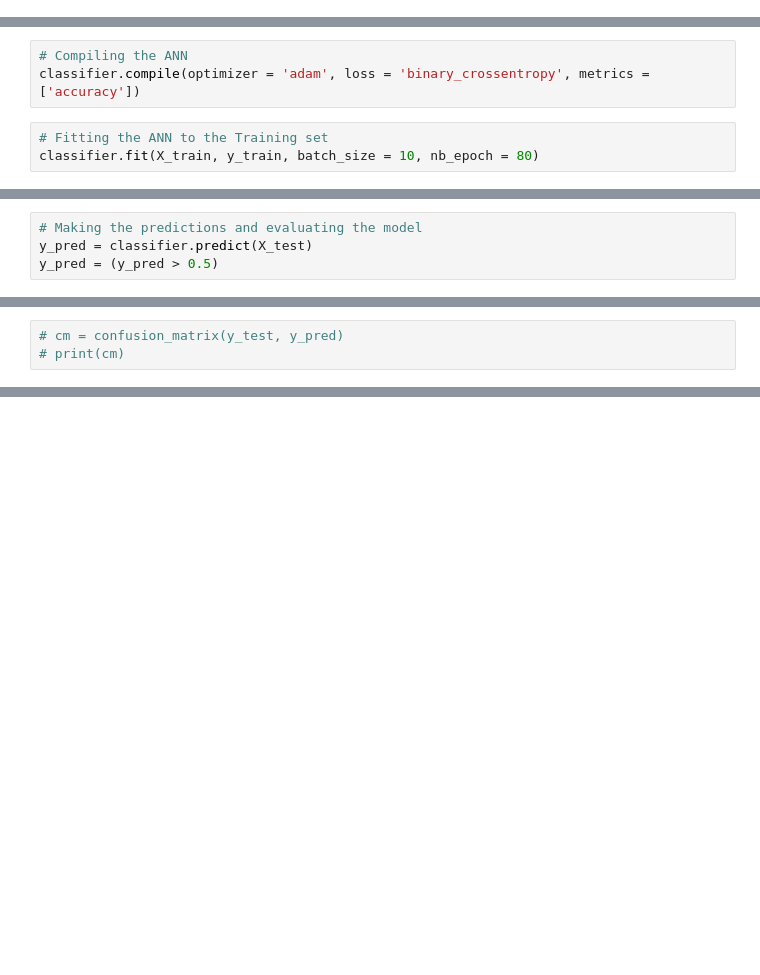
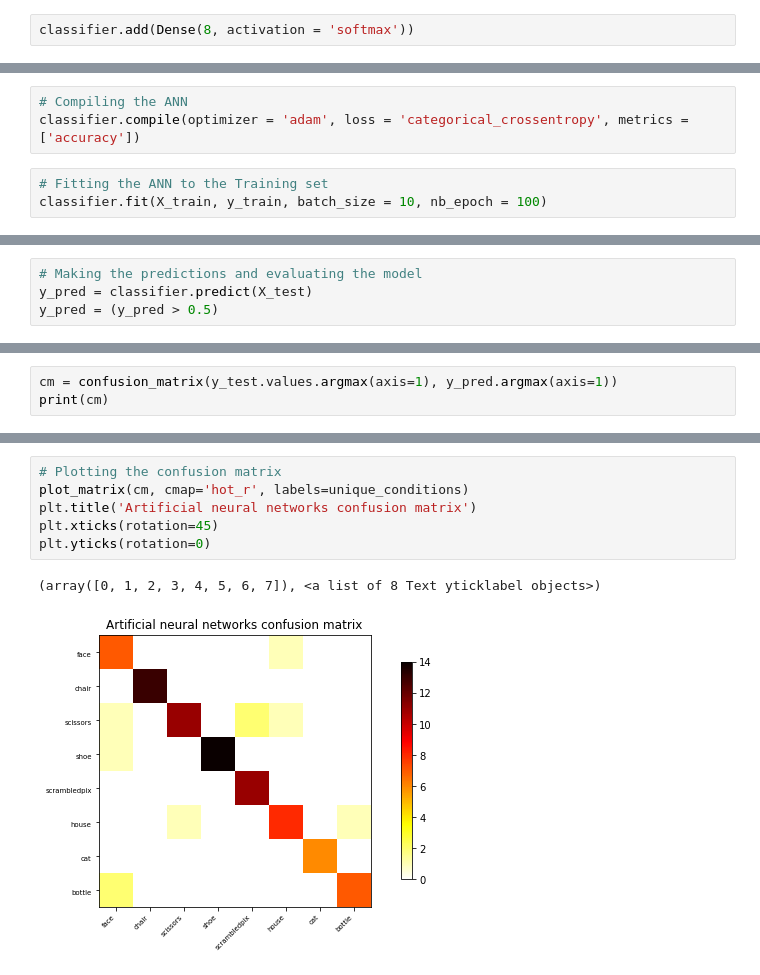
Before and after one commit to brainhack-school2020/BHS_project_SRastegarnia, a Jupyter notebook: ANN_onHaxby.ipynb, the cells around one changed output, grey strips where cells are left out. Saved outputs shown, nothing was run; the diff lists cells and outputs as text; blank space fills up the shorter version.

```diff
--- a/ANN_onHaxby.ipynb
+++ b/ANN_onHaxby.ipynb
@@ -75,0 +172,2 @@ classifier.add(Dense(output_dim = 1, init = 'uniform', activation = 'sigmoid'))
+# %%
+classifier.add(Dense(8, activation = 'softmax'))
@@ -76,6 +191,6 @@ classifier.add(Dense(output_dim = 1, init = 'uniform', activation = 'sigmoid'))
 # %%
 # Compiling the ANN
-classifier.compile(optimizer = 'adam', loss = 'binary_crossentropy', metrics = ['accuracy'])
+classifier.compile(optimizer = 'adam', loss = 'categorical_crossentropy', metrics = ['accuracy'])
 # %%
 # Fitting the ANN to the Training set
-classifier.fit(X_train, y_train, batch_size = 10, nb_epoch = 80)
+classifier.fit(X_train, y_train, batch_size = 10, nb_epoch = 100)
@@ -88,3 +220,3 @@ print(y_pred)
 # %%
-# cm = confusion_matrix(y_test, y_pred)
-# print(cm)
+cm = confusion_matrix(y_test.values.argmax(axis=1), y_pred.argmax(axis=1))
+print(cm)
@@ -90,0 +232,9 @@ print(y_pred)
+# %%
+# Plotting the confusion matrix
+plot_matrix(cm, cmap='hot_r', labels=unique_conditions)
+plt.title('Artificial neural networks confusion matrix')
+plt.xticks(rotation=45)
+plt.yticks(rotation=0)
+# %% [output]
+(array([0, 1, 2, 3, 4, 5, 6, 7]), <a list of 8 Text yticklabel objects>)
+[figure, added]
```
Also changed, not shown: parts of 24 cells of this notebook, 3 other files.
